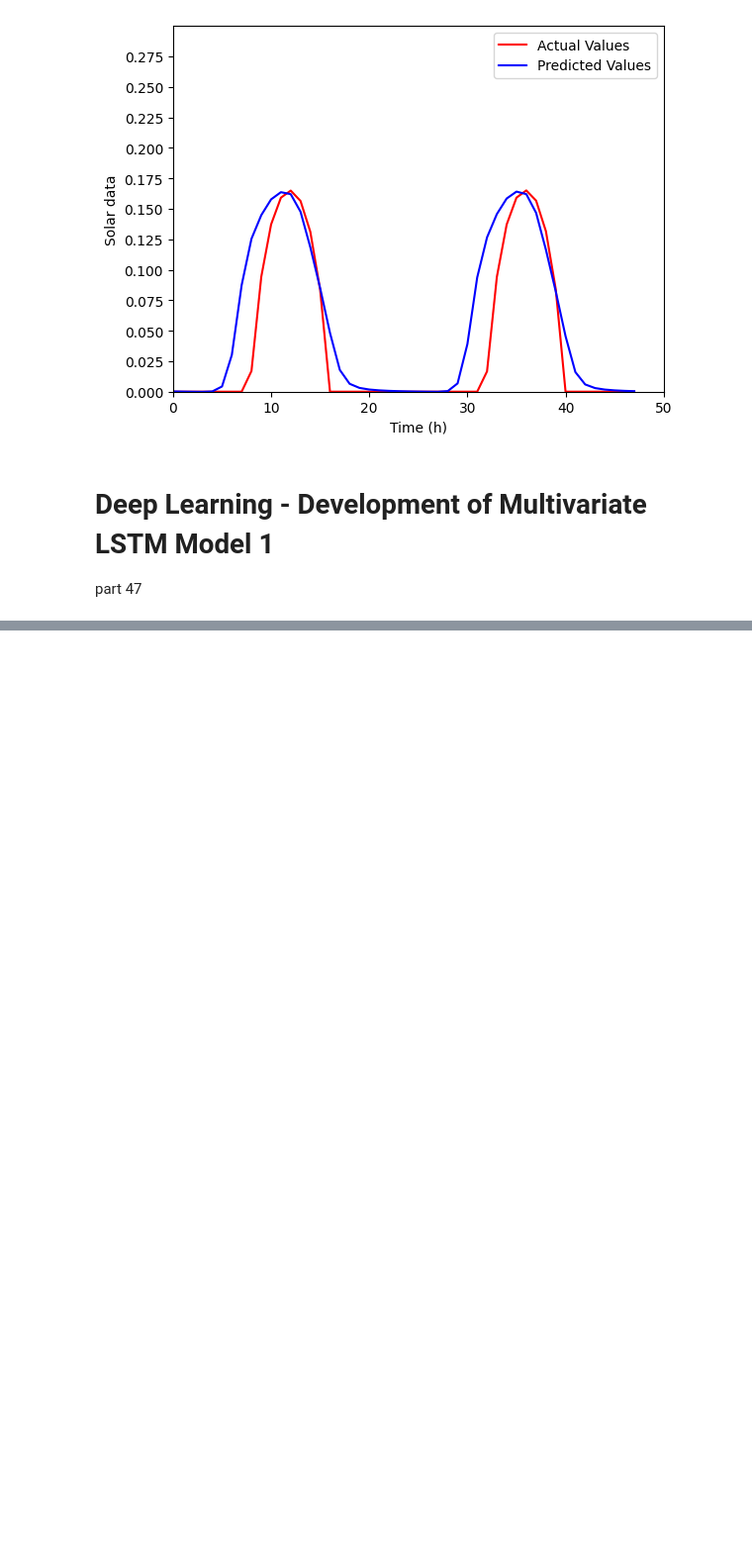
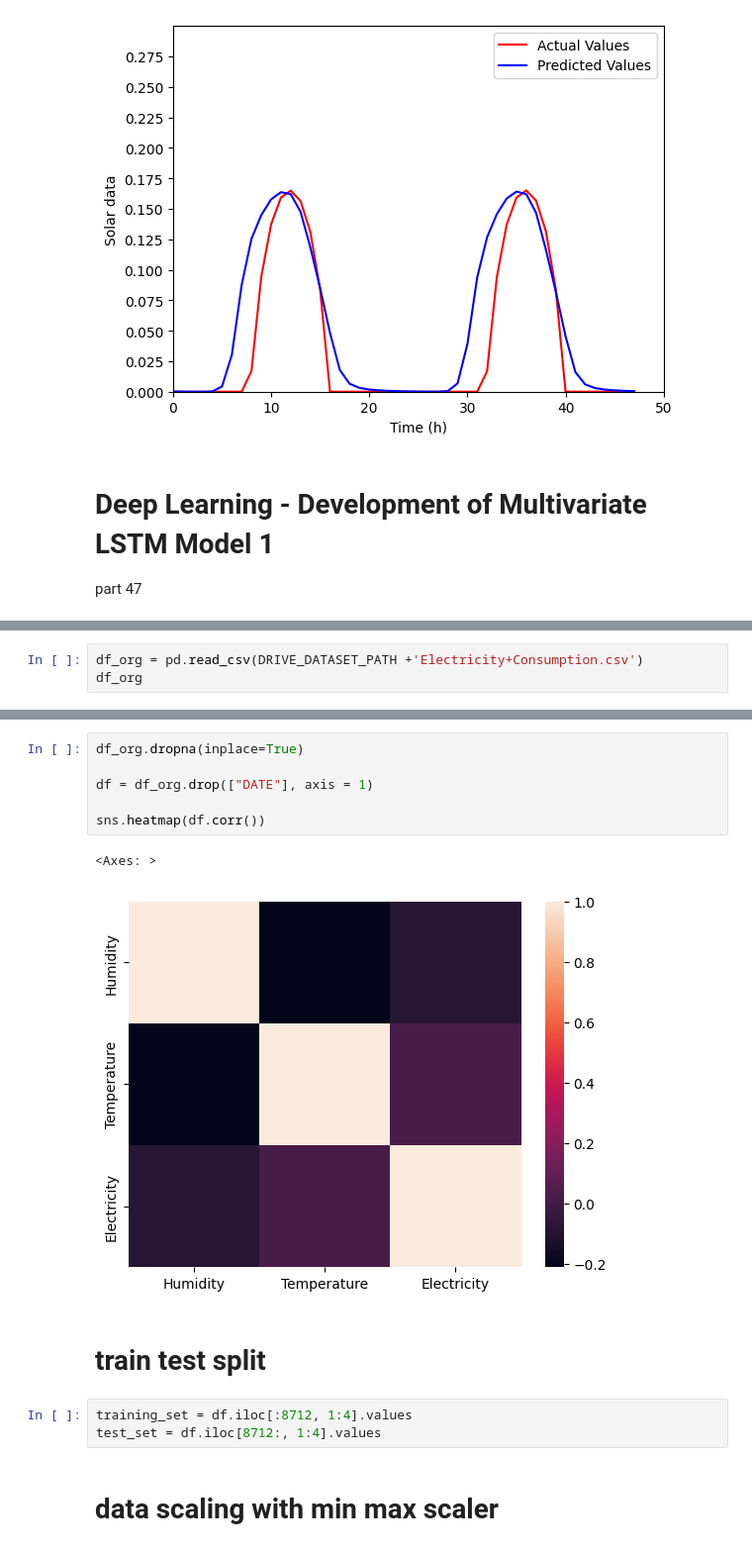
Before and after one commit to rizaho/ml_for_financial_analysis, a Jupyter notebook: 101_Time_Series_Analysis_And_Forecasting_with_Python.ipynb, the cells around one changed output, grey strips where cells are left out. Shown at 99% size. Cells and saved outputs as stored; diff of their text form; blank space fills up the shorter version.

```diff
--- a/101_Time_Series_Analysis_And_Forecasting_with_Python.ipynb
+++ b/101_Time_Series_Analysis_And_Forecasting_with_Python.ipynb
@@ -570,0 +573,3 @@ part 47
+# %%
+df_org = pd.read_csv(DRIVE_DATASET_PATH +'Electricity+Consumption.csv')
+df_org
@@ -570,0 +590,16 @@ part 47
+# %%
+df_org.dropna(inplace=True)
+
+df = df_org.drop(["DATE"], axis = 1)
+
+sns.heatmap(df.corr())
+# %% [output]
+<Axes: >
+[figure, added]
+# %% [markdown]
+# train test split
+# %%
+training_set = df.iloc[:8712, 1:4].values
+test_set = df.iloc[8712:, 1:4].values
+# %% [markdown]
+# data scaling with min max scaler
```
Also changed, not shown: parts of 5 cells of this notebook.
